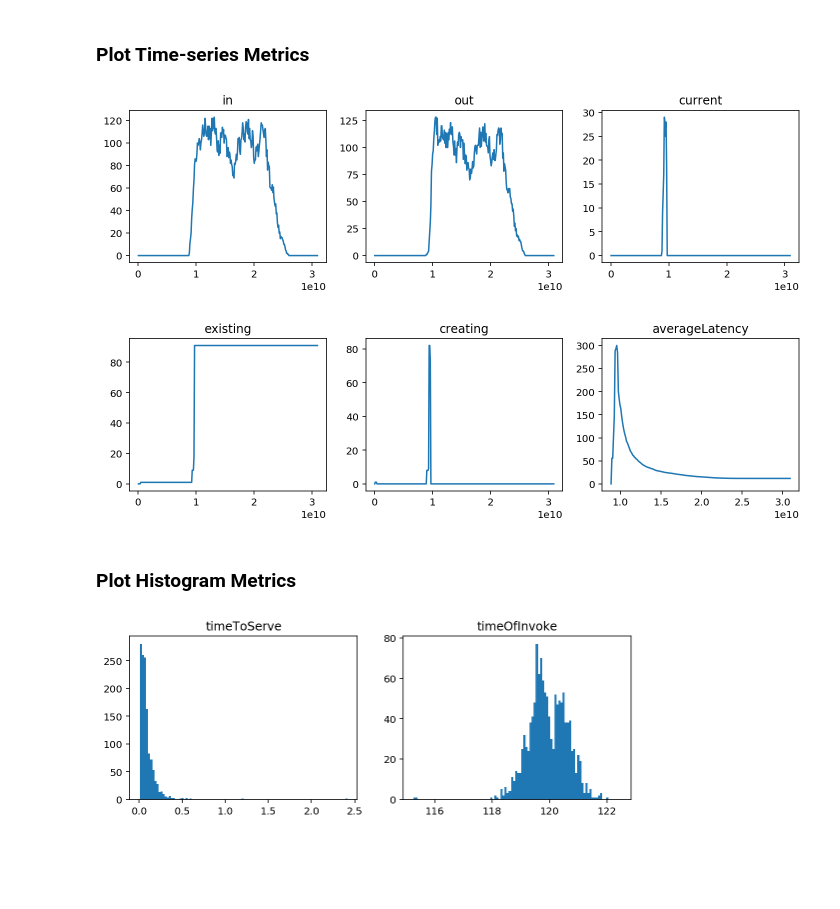
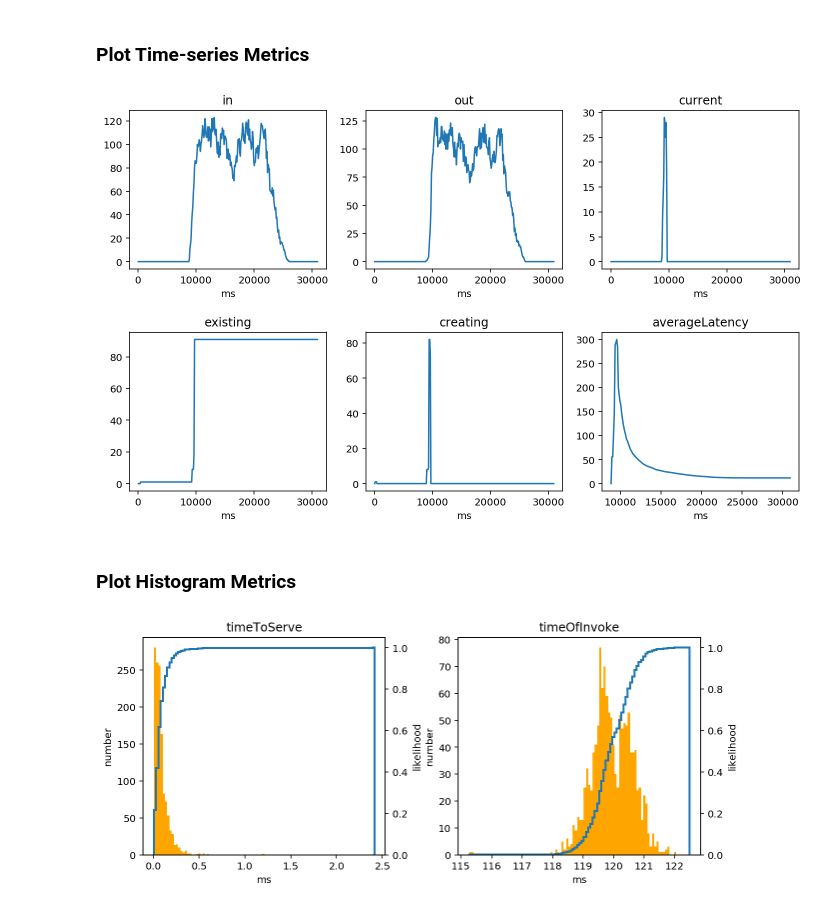
Before and after one commit to AprliRainkun/queue-simulator, a Jupyter notebook: log-visualizer/visualizer.ipynb, the cells around one changed output. Cells and saved outputs as stored; diff of their text form; code cells hidden in the pictures; blank space fills up the shorter version.

```diff
--- a/log-visualizer/visualizer.ipynb
+++ b/log-visualizer/visualizer.ipynb
@@ -28,28 +28,43 @@ snapshots, activations = read_tables(folder)
 ### Plot Time-series Metrics
 # %%
 fig, axes = plt.subplots(2, 3, figsize=(12, 7))
-fig.subplots_adjust(hspace=0.5)
+fig.subplots_adjust(hspace=0.4)
 for i, ax in enumerate(axes.flatten()):
     name = series_metrics[i]
-    x, y = snapshots.index.values, snapshots[name]
+    x, y = snapshots.index.values / 1e6, snapshots[name]
     if name in smoothed:
         # convert msg/tick to msg/second
         y = y.rolling('1s').sum()
     ax.plot(x, y)
     ax.set_title(name)
+    ax.set_xlabel('ms')
 plt.show()
 # %% [output]
-[figure, old version]
+[figure, new version]
 # %% [markdown]
 ### Plot Histogram Metrics
 # %%
-fig, axes = plt.subplots(1, 2, figsize=(9, 3))
-fig.subplots_adjust(hspace=0.5)
+fig, axes = plt.subplots(1, 2, figsize=(10, 4))
+fig.subplots_adjust(wspace=0.3)
 for i, ax in enumerate(axes.flatten()):
     name = histo_metrics[i]
     y = activations[name] / 1e6 # convert to milliseconds
-    ax.hist(y, bins=100, range=(y.min(), np.percentile(y, 95)))
+    _, bins, _ = ax.hist(
+        y, bins=100, range=(y.min(), np.percentile(y, 95)),
+        color='orange'
+    )
+
+    ax_right = ax.twinx()
+    ax_right.hist(
+        y, bins=bins, density=True, cumulative=True, histtype='step',
+        linewidth=2
+    )
+
     ax.set_title(name)
+
+    ax.set_xlabel('ms')
+    ax.set_ylabel('number')
+    ax_right.set_ylabel('likelihood')
 plt.show()
 # %% [output]
-[figure, old version]
+[figure, new version]
```
Also changed, not shown: 5 other files.
